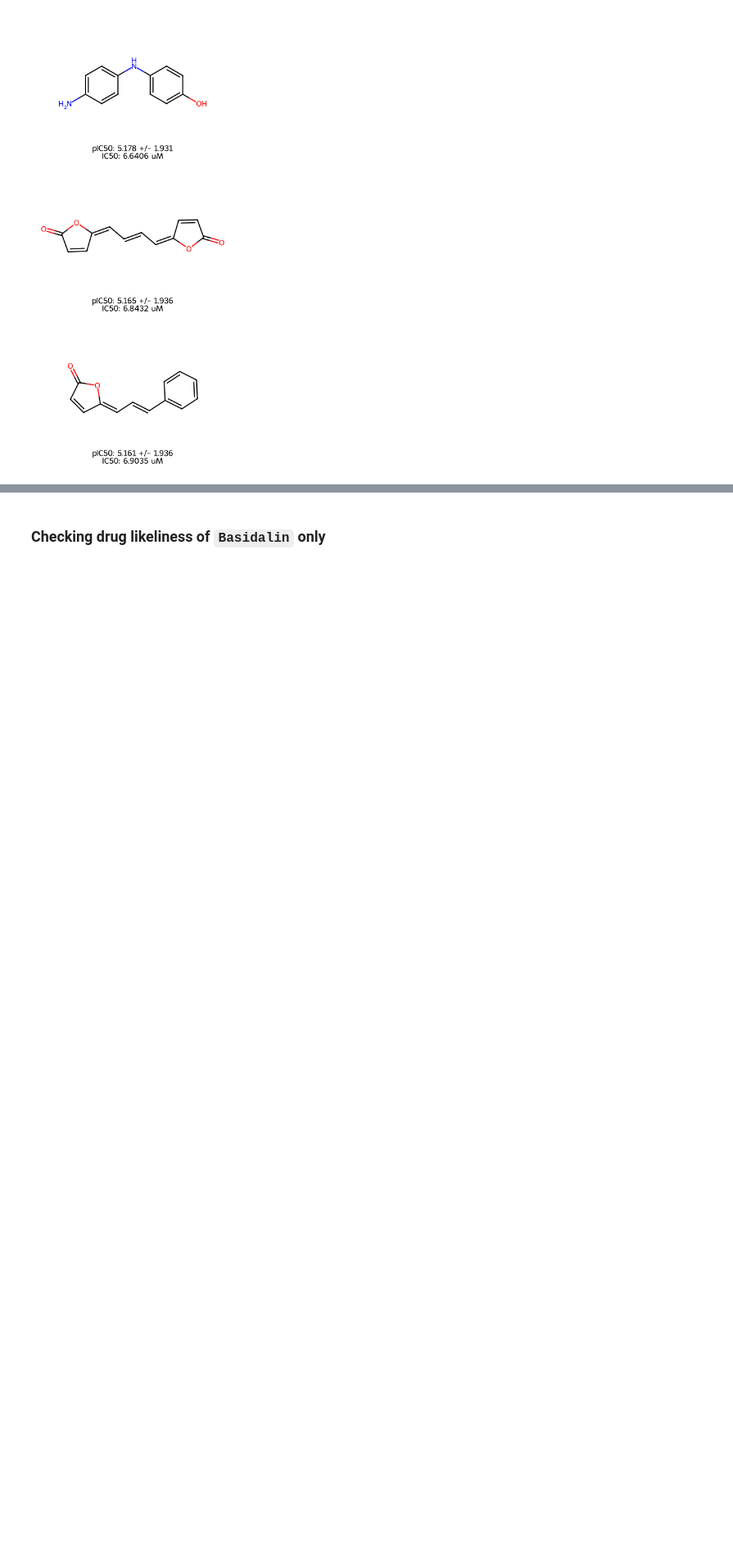
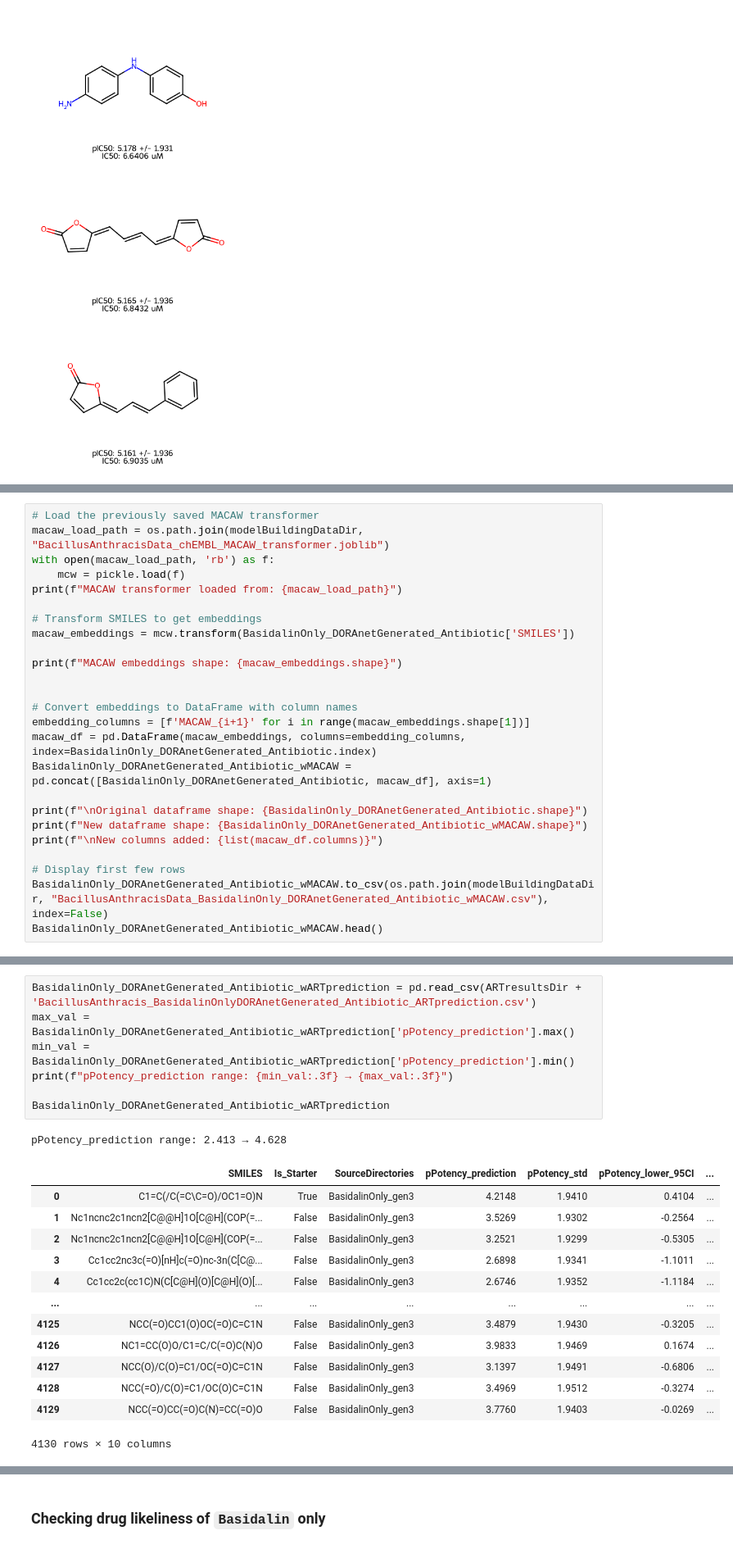
Before and after one commit to soumyadeepghosh35/DTRA_DrugDesign, a Jupyter notebook: DTRA_project_notebooks/Step3_MACAW_bacteria-BacillusAnthracis.ipynb, the cells around one changed output, grey strips where cells are left out. Shown at 82% size. Saved outputs shown, nothing was run; the diff lists cells and outputs as text; blank space fills up the shorter version.

```diff
--- a/DTRA_project_notebooks/Step3_MACAW_bacteria-BacillusAnthracis.ipynb
+++ b/DTRA_project_notebooks/Step3_MACAW_bacteria-BacillusAnthracis.ipynb
@@ -1468,0 +1493,25 @@ Saved GIF: /mnt/data.ese/nfs/users/sghosh6/DTRA_project/MACAW/DrugDesignData/Res
+# %%
+# Load the previously saved MACAW transformer
+macaw_load_path = os.path.join(modelBuildingDataDir, "BacillusAnthracisData_chEMBL_MACAW_transformer.joblib")
+with open(macaw_load_path, 'rb') as f:
+    mcw = pickle.load(f)
+print(f"MACAW transformer loaded from: {macaw_load_path}")
+
+# Transform SMILES to get embeddings
+macaw_embeddings = mcw.transform(BasidalinOnly_DORAnetGenerated_Antibiotic['SMILES'])
+
+print(f"MACAW embeddings shape: {macaw_embeddings.shape}")
+
+
+# Convert embeddings to DataFrame with column names
+embedding_columns = [f'MACAW_{i+1}' for i in range(macaw_embeddings.shape[1])]
+macaw_df = pd.DataFrame(macaw_embeddings, columns=embedding_columns, index=BasidalinOnly_DORAnetGenerated_Antibiotic.index)
+BasidalinOnly_DORAnetGenerated_Antibiotic_wMACAW = pd.concat([BasidalinOnly_DORAnetGenerated_Antibiotic, macaw_df], axis=1)
+
+print(f"\nOriginal dataframe shape: {BasidalinOnly_DORAnetGenerated_Antibiotic.shape}")
+print(f"New dataframe shape: {BasidalinOnly_DORAnetGenerated_Antibiotic_wMACAW.shape}")
+print(f"\nNew columns added: {list(macaw_df.columns)}")
+
+# Display first few rows
+BasidalinOnly_DORAnetGenerated_Antibiotic_wMACAW.to_csv(os.path.join(modelBuildingDataDir, "BacillusAnthracisData_BasidalinOnly_DORAnetGenerated_Antibiotic_wMACAW.csv"), index=False)
+BasidalinOnly_DORAnetGenerated_Antibiotic_wMACAW.head()
@@ -1468,0 +1535,22 @@ Saved GIF: /mnt/data.ese/nfs/users/sghosh6/DTRA_project/MACAW/DrugDesignData/Res
+# %%
+BasidalinOnly_DORAnetGenerated_Antibiotic_wARTprediction = pd.read_csv(ARTresultsDir + 'BacillusAnthracis_BasidalinOnlyDORAnetGenerated_Antibiotic_ARTprediction.csv')
+max_val = BasidalinOnly_DORAnetGenerated_Antibiotic_wARTprediction['pPotency_prediction'].max()
+min_val = BasidalinOnly_DORAnetGenerated_Antibiotic_wARTprediction['pPotency_prediction'].min()
+print(f"pPotency_prediction range: {min_val:.3f} → {max_val:.3f}")
+
+BasidalinOnly_DORAnetGenerated_Antibiotic_wARTprediction
+# %% [output]
+pPotency_prediction range: 2.413 → 4.628
+|  | SMILES | Is_Starter | SourceDirectories | pPotency_prediction | pPotency_std | pPotency_lower_95CI | ... |
+| 0 | C1=C(/C(=C\C=O)/OC1=O)N | True | BasidalinOnly_gen3 | 4.2148 | 1.9410 | 0.4104 | ... |
+| 1 | Nc1ncnc2c1ncn2[C@@H]1O[C@H](COP(=... | False | BasidalinOnly_gen3 | 3.5269 | 1.9302 | -0.2564 | ... |
+| 2 | Nc1ncnc2c1ncn2[C@@H]1O[C@H](COP(=... | False | BasidalinOnly_gen3 | 3.2521 | 1.9299 | -0.5305 | ... |
+| 3 | Cc1cc2nc3c(=O)[nH]c(=O)nc-3n(C[C@... | False | BasidalinOnly_gen3 | 2.6898 | 1.9341 | -1.1011 | ... |
+| 4 | Cc1cc2c(cc1C)N(C[C@H](O)[C@H](O)[... | False | BasidalinOnly_gen3 | 2.6746 | 1.9352 | -1.1184 | ... |
+| ... | ... | ... | ... | ... | ... | ... | ... |
+| 4125 | NCC(=O)CC1(O)OC(=O)C=C1N | False | BasidalinOnly_gen3 | 3.4879 | 1.9430 | -0.3205 | ... |
+| 4126 | NC1=CC(O)O/C1=C/C(=O)C(N)O | False | BasidalinOnly_gen3 | 3.9833 | 1.9469 | 0.1674 | ... |
+| 4127 | NCC(O)/C(O)=C1/OC(=O)C=C1N | False | BasidalinOnly_gen3 | 3.1397 | 1.9491 | -0.6806 | ... |
+| 4128 | NCC(=O)/C(O)=C1/OC(O)C=C1N | False | BasidalinOnly_gen3 | 3.4969 | 1.9512 | -0.3274 | ... |
+| 4129 | NCC(=O)CC(=O)C(N)=CC(=O)O | False | BasidalinOnly_gen3 | 3.7760 | 1.9403 | -0.0269 | ... |
+4130 rows × 10 columns
```
Also changed, not shown: parts of 21 cells of this notebook.
